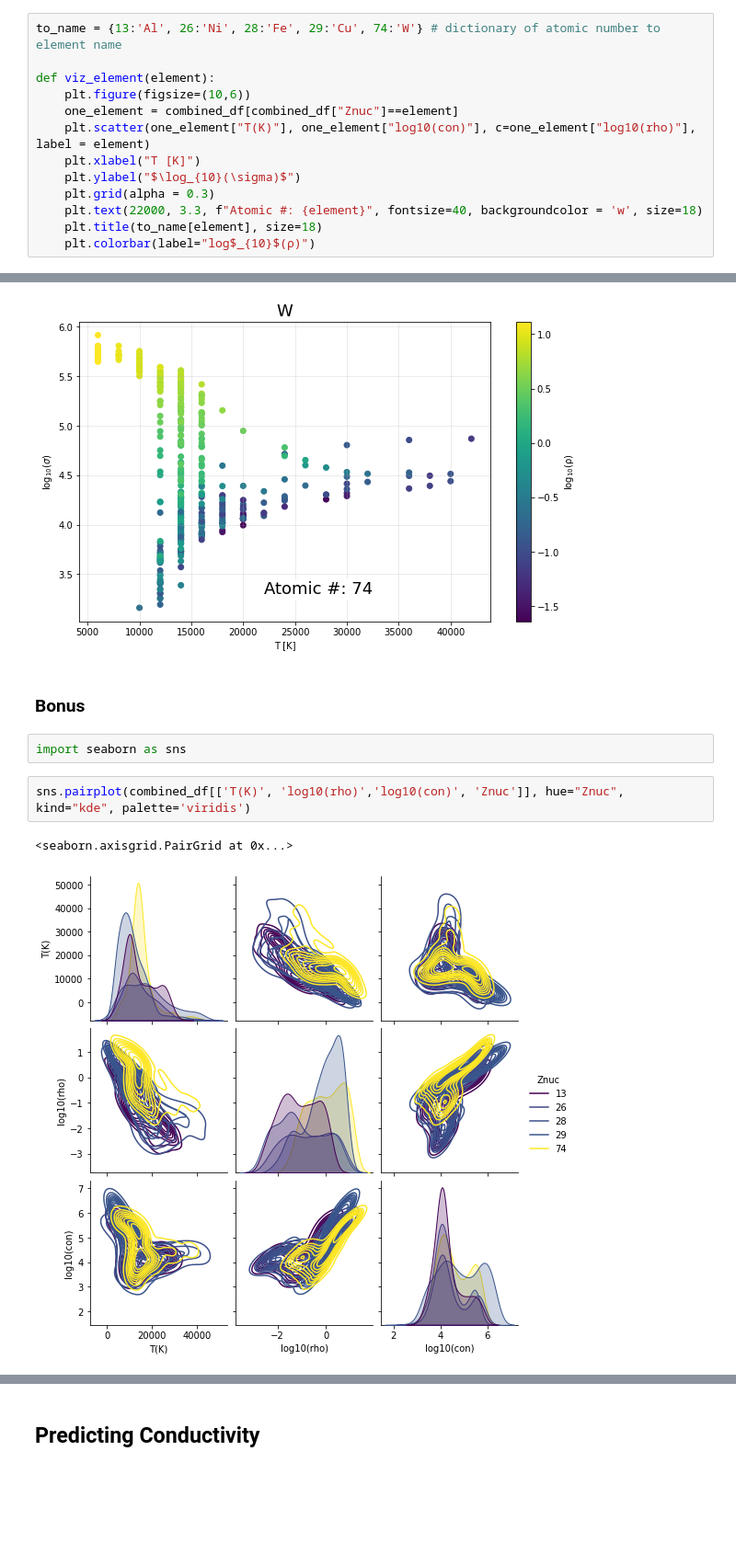
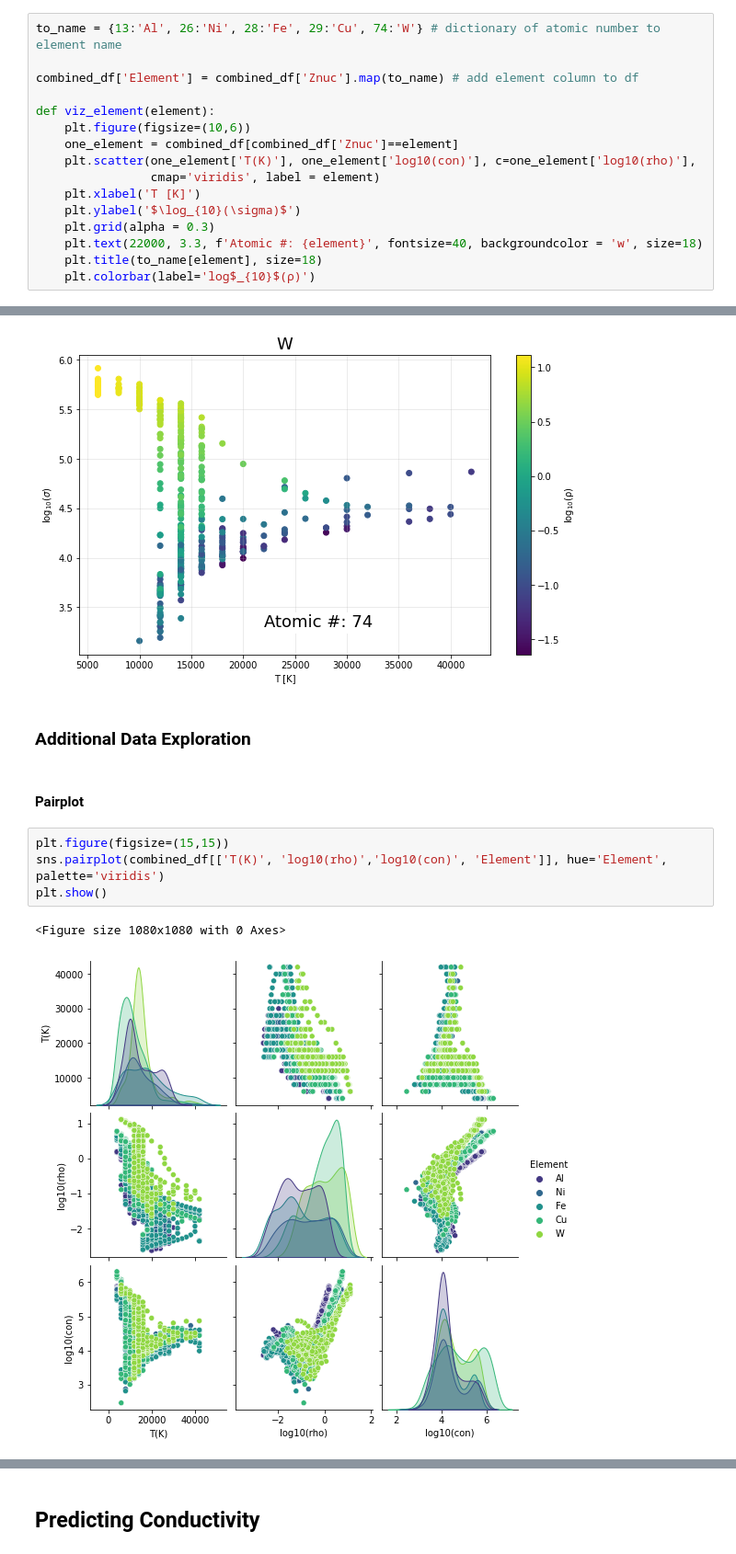
Before and after one commit to haasjack/CMSE492_Honors, a Jupyter notebook: DeSilva_DS_ML.ipynb, the cells around one changed output, grey strips where cells are left out. Shown at 92% size. Saved outputs shown, nothing was run; the diff lists cells and outputs as text; blank space fills up the shorter version.

```diff
--- a/DeSilva_DS_ML.ipynb
+++ b/DeSilva_DS_ML.ipynb
@@ -58,16 +108,19 @@ combined_df.describe()
 # %%
 to_name = {13:'Al', 26:'Ni', 28:'Fe', 29:'Cu', 74:'W'} # dictionary of atomic number to element name
 
+combined_df['Element'] = combined_df['Znuc'].map(to_name) # add element column to df
+
 def viz_element(element):
     plt.figure(figsize=(10,6))
-    one_element = combined_df[combined_df["Znuc"]==element]
-    plt.scatter(one_element["T(K)"], one_element["log10(con)"], c=one_element["log10(rho)"], label = element)
-    plt.xlabel("T [K]")
-    plt.ylabel("$\log_{10}(\sigma)$")
+    one_element = combined_df[combined_df['Znuc']==element]
+    plt.scatter(one_element['T(K)'], one_element['log10(con)'], c=one_element['log10(rho)'],
+                cmap='viridis', label = element)
+    plt.xlabel('T [K]')
+    plt.ylabel('$\log_{10}(\sigma)$')
     plt.grid(alpha = 0.3)
-    plt.text(22000, 3.3, f"Atomic #: {element}", fontsize=40, backgroundcolor = 'w', size=18)
+    plt.text(22000, 3.3, f'Atomic #: {element}', fontsize=40, backgroundcolor = 'w', size=18)
     plt.title(to_name[element], size=18)
-    plt.colorbar(label="log$_{10}$(ρ)")
+    plt.colorbar(label='log$_{10}$(ρ)')
 # %%
 viz_element(13) # Al
 # %% [output]
@@ -89,11 +142,13 @@ viz_element(74) # W
 # %% [output]
 [figure]
 # %% [markdown]
-### Bonus
+### Additional Data Exploration
-# %%
-import seaborn as sns
+# %% [markdown]
+#### Pairplot
 # %%
-sns.pairplot(combined_df[['T(K)', 'log10(rho)','log10(con)', 'Znuc']], hue="Znuc", kind="kde", palette='viridis')
+plt.figure(figsize=(15,15))
+sns.pairplot(combined_df[['T(K)', 'log10(rho)','log10(con)', 'Element']], hue='Element', palette='viridis')
+plt.show()
 # %% [output]
-<seaborn.axisgrid.PairGrid at 0x...>
+<Figure size 1080x1080 with 0 Axes>
-[figure, old version]
+[figure, new version]
```
Also changed, not shown: parts of 49 cells of this notebook, 2 other files.
